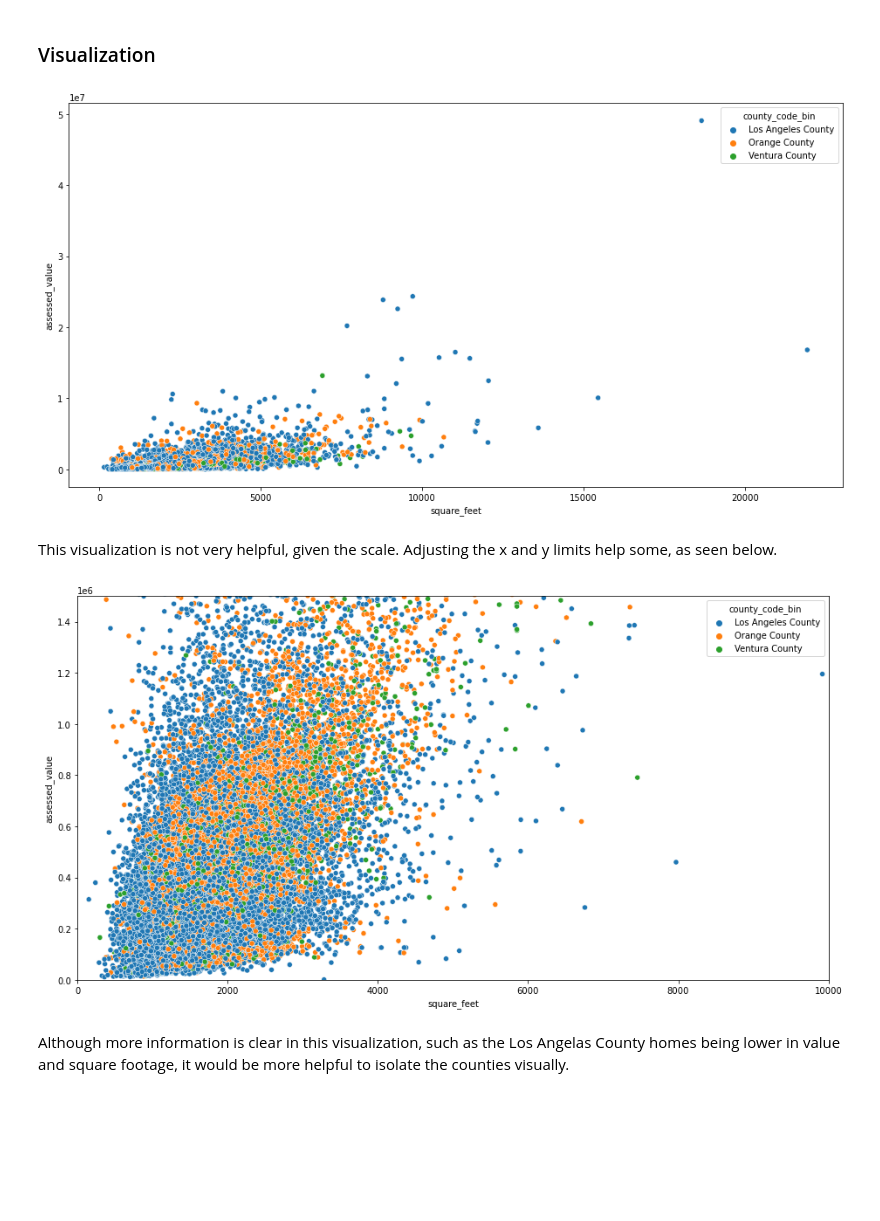
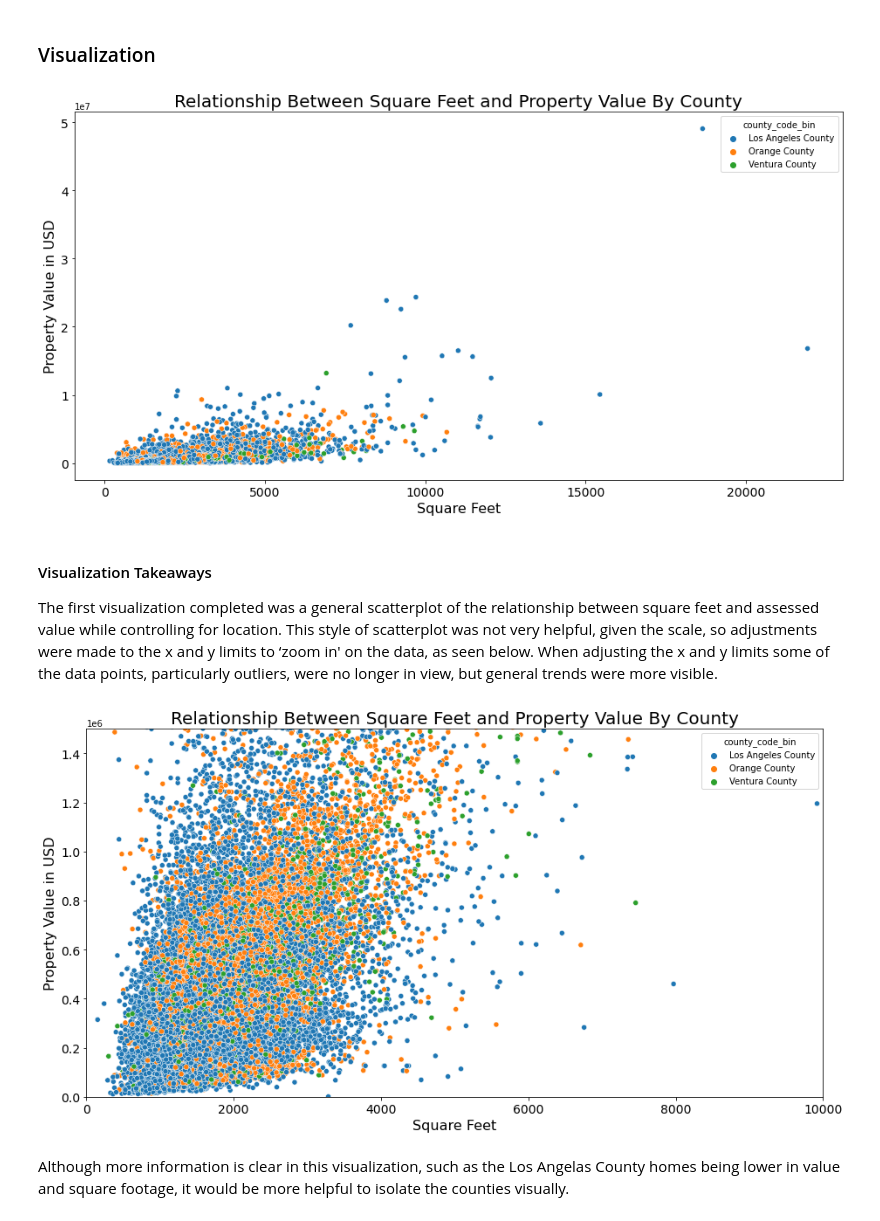
Before and after one commit to rachelrobbinsmayhill/regression-project, a Jupyter notebook: Final_Report.ipynb, the cells around one changed output. Saved outputs shown, nothing was run; the diff lists cells and outputs as text; code cells hidden in the pictures; blank space fills up the shorter version.

```diff
--- a/Final_Report.ipynb
+++ b/Final_Report.ipynb
@@ -198,25 +208,38 @@ plt.figure(figsize = (13,7))
 # Create scatterplot
 ax = sns.scatterplot(data=train, x= x, y= y, hue="county_code_bin")
 # fit labels and legend
+plt.title('Relationship Between Square Feet and Property Value By County', fontsize = 20)
+plt.xlabel('Square Feet', fontsize = 16)
+plt.xticks(fontsize = 14)
+plt.yticks(fontsize = 14)
+plt.ylabel('Property Value in USD', fontsize = 16)
 plt.tight_layout()
 plt.show()
 # %% [output]
-[figure, old version]
+[figure, new version]
 # %% [markdown]
-This visualization is not very helpful, given the scale.
-Adjusting the x and y limits help some, as seen below.
+#### Visualization Takeaways
+The first visualization completed was a general scatterplot of the relationship between square feet and assessed value while controlling for location.
+This style of scatterplot was not very helpful, given the scale, so adjustments were made to the x and y limits to ‘zoom in' on the data, as seen below.  When adjusting the x and y limits some of the data points, particularly outliers, were no longer in view, but general trends were more visible.
 # %%
 # Set size of figure
 plt.figure(figsize = (13,7))
 # Create scatterplot
 ax = sns.scatterplot(data=train, x= x, y= y, hue="county_code_bin")
 # set x and y limits to 'zoom in'
 ax.set(xlim = (0, 10000), ylim= (0, 1500000)) # set the limits to the desired ones
 # fit labels and legend
+plt.title('Relationship Between Square Feet and Property Value By County', fontsize = 20)
+plt.xlabel('Square Feet', fontsize = 16)
+plt.xticks(fontsize = 14)
+plt.yticks(fontsize = 14)
+plt.ylabel('Property Value in USD', fontsize = 16)
+
+
 plt.tight_layout()
 plt.show()
 # %% [output]
-[figure, old version]
+[figure, new version]
 # %% [markdown]
 Although more information is clear in this visualization, such as the Los Angelas County homes being lower in value and square footage, it would be more helpful to isolate the counties visually.
 # %%
```
Also changed, not shown: parts of 63 cells of this notebook.
